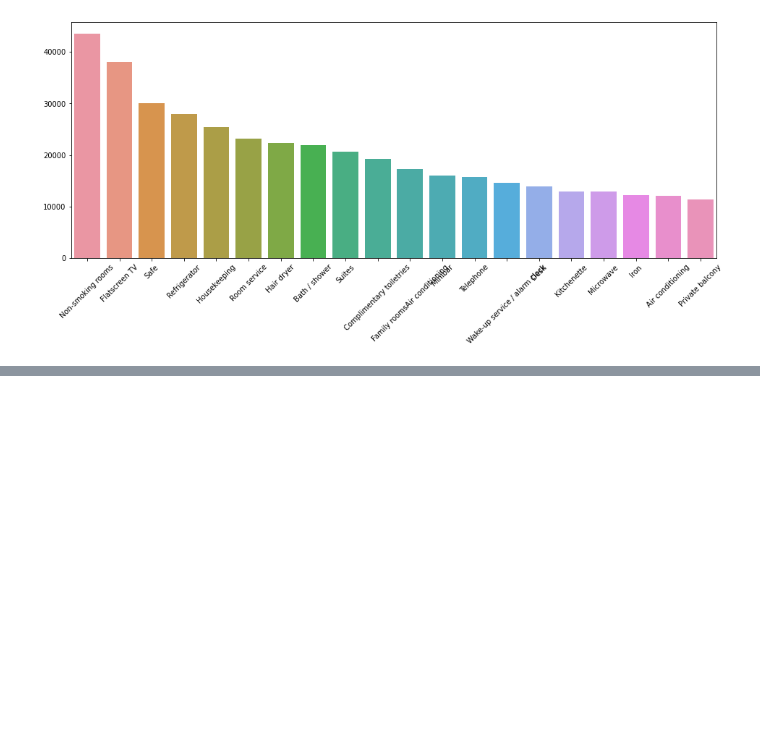
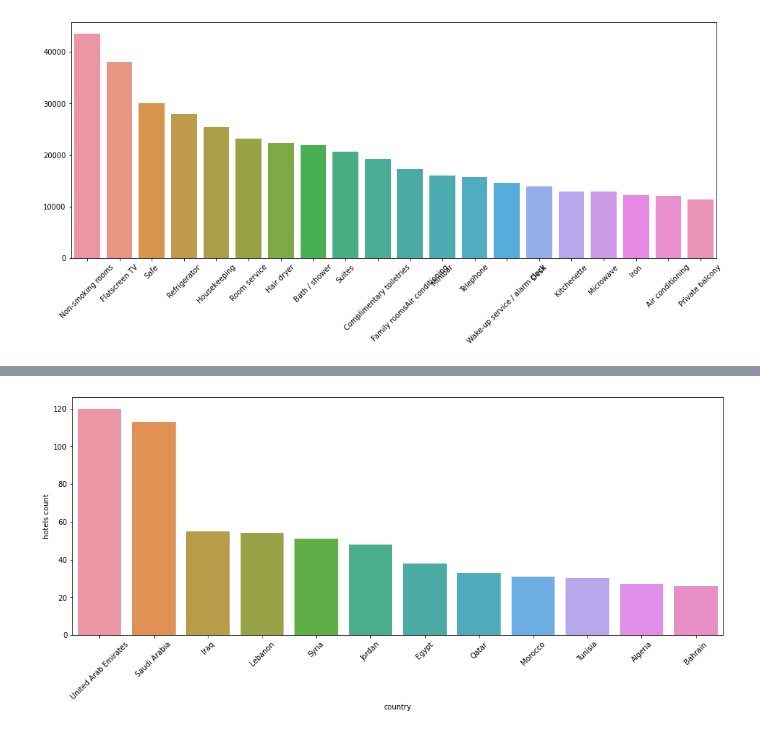
Before and after one commit to OsamaAlhalabi/Hotel_features_dataset, a Jupyter notebook: Data visualization.ipynb, the cells around one changed output, grey strips where cells are left out. Cells and saved outputs as stored; diff of their text form; code cells hidden in the pictures; blank space fills up the shorter version.

```diff
--- a/Data visualization.ipynb
+++ b/Data visualization.ipynb
@@ -126,0 +155,34 @@ plt.show()
+# %%
+arabic_countries = [
+    'Lebanon',
+    'Iraq',
+    'Jordan',
+    'Egypt',
+    'United Arab Emirates',
+    'Morocco',
+    'Tunisia',
+    'Saudi Arabia',
+    'Oman',
+    'Bahrain',
+    'Algeria',
+    'Qatar',
+    'Kuwait',
+    'Libya',
+    'South Sudan',
+    'Sudan',
+]
+# %%
+df_ = pd.DataFrame(df[df['country'] == 'Syria'])
+for country in arabic_countries:
+    df_ = df_.append(df[df['country'] == country])
+# %%
+arabic_most_common_countries = df_['country'].value_counts().reset_index().head(12)
+arabic_most_common_countries.columns = ['country','hotels count']
+# %%
+fig_dims = (16, 6)
+fig, ax = plt.subplots(figsize=fig_dims)
+sns.barplot(x = 'country' , y = 'hotels count', ax=ax, data=arabic_most_common_countries)
+plt.xticks(rotation=45)
+plt.show()
+# %% [output]
+[figure, added]
```
Also changed, not shown: parts of 24 cells of this notebook.
